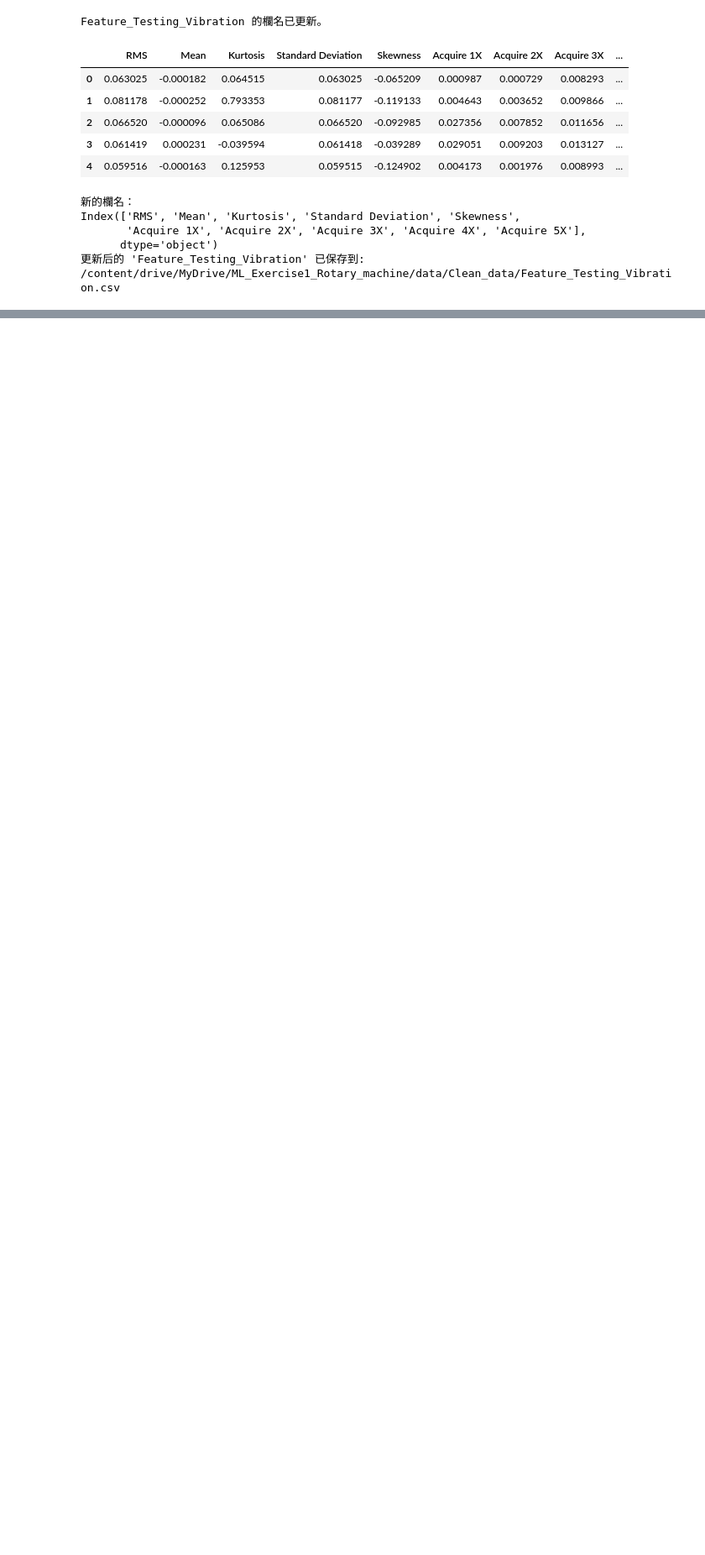
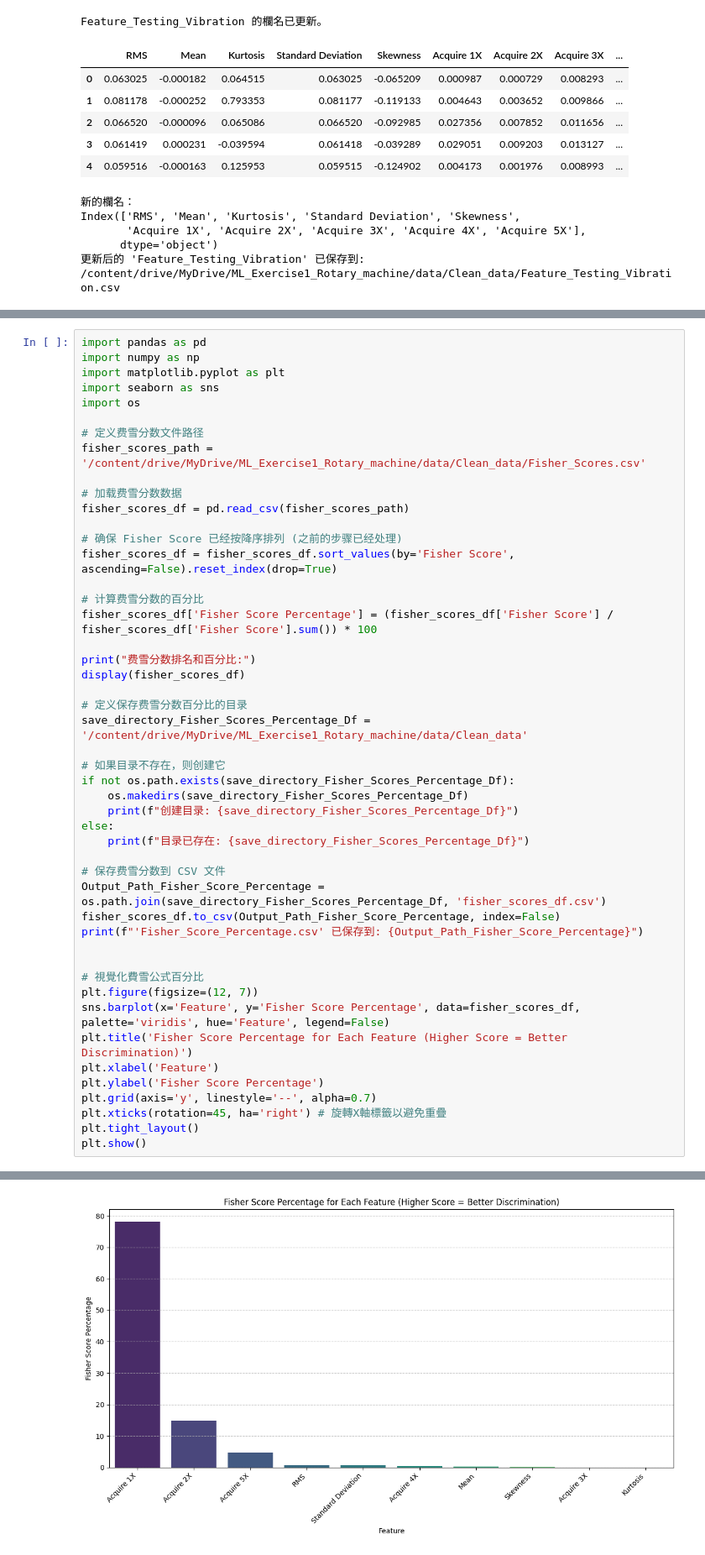
Before and after one commit to sula316/ML_Exercise1_Rotary_machine, a Jupyter notebook: ML_Exercise1_Rotary_machine_Step1_Data_Preprocessing.ipynb, the cells around one changed output, grey strips where cells are left out. Shown at 84% size. Saved outputs shown, nothing was run; the diff lists cells and outputs as text; blank space fills up the shorter version.

```diff
--- a/ML_Exercise1_Rotary_machine_Step1_Data_Preprocessing.ipynb
+++ b/ML_Exercise1_Rotary_machine_Step1_Data_Preprocessing.ipynb
@@ -1359,0 +1535,49 @@ Index(['RMS', 'Mean', 'Kurtosis', 'Standard Deviation', 'Skewness',
+# %%
+import pandas as pd
+import numpy as np
+import matplotlib.pyplot as plt
+import seaborn as sns
+import os
+
+# 定义费雪分数文件路径
+fisher_scores_path = '/content/drive/MyDrive/ML_Exercise1_Rotary_machine/data/Clean_data/Fisher_Scores.csv'
+
+# 加载费雪分数数据
+fisher_scores_df = pd.read_csv(fisher_scores_path)
+
+# 确保 Fisher Score 已经按降序排列 (之前的步骤已经处理)
+fisher_scores_df = fisher_scores_df.sort_values(by='Fisher Score', ascending=False).reset_index(drop=True)
+
+# 计算费雪分数的百分比
+fisher_scores_df['Fisher Score Percentage'] = (fisher_scores_df['Fisher Score'] / fisher_scores_df['Fisher Score'].sum()) * 100
+
+print("费雪分数排名和百分比:")
+display(fisher_scores_df)
+
+# 定义保存费雪分数百分比的目录
+save_directory_Fisher_Scores_Percentage_Df = '/content/drive/MyDrive/ML_Exercise1_Rotary_machine/data/Clean_data'
+
+# 如果目录不存在，则创建它
+if not os.path.exists(save_directory_Fisher_Scores_Percentage_Df):
+    os.makedirs(save_directory_Fisher_Scores_Percentage_Df)
+    print(f"创建目录: {save_directory_Fisher_Scores_Percentage_Df}")
+else:
+    print(f"目录已存在: {save_directory_Fisher_Scores_Percentage_Df}")
+
+# 保存费雪分数到 CSV 文件
+Output_Path_Fisher_Score_Percentage = os.path.join(save_directory_Fisher_Scores_Percentage_Df, 'fisher_scores_df.csv')
+fisher_scores_df.to_csv(Output_Path_Fisher_Score_Percentage, index=False)
+print(f"'Fisher_Score_Percentage.csv' 已保存到: {Output_Path_Fisher_Score_Percentage}")
+
+
+# 視覺化費雪公式百分比
+plt.figure(figsize=(12, 7))
+sns.barplot(x='Feature', y='Fisher Score Percentage', data=fisher_scores_df, palette='viridis', hue='Feature', legend=False)
+plt.title('Fisher Score Percentage for Each Feature (Higher Score = Better Discrimination)')
+plt.xlabel('Feature')
+plt.ylabel('Fisher Score Percentage')
+plt.grid(axis='y', linestyle='--', alpha=0.7)
+plt.xticks(rotation=45, ha='right') # 旋轉X軸標籤以避免重疊
+plt.tight_layout()
+plt.show()
+# %% [output]
@@ -1359,0 +1598 @@ Index(['RMS', 'Mean', 'Kurtosis', 'Standard Deviation', 'Skewness',
+[figure, added]
```
Also changed, not shown: parts of 16 cells of this notebook.
